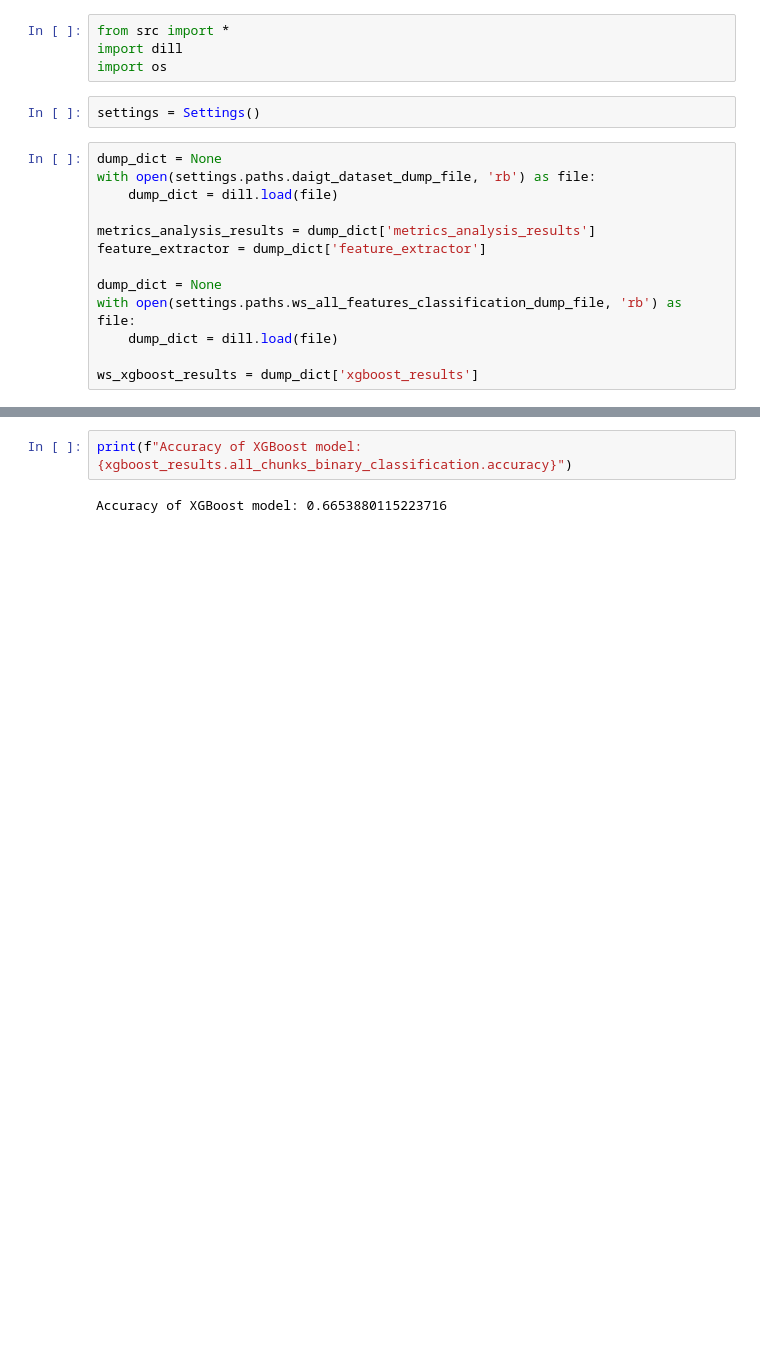
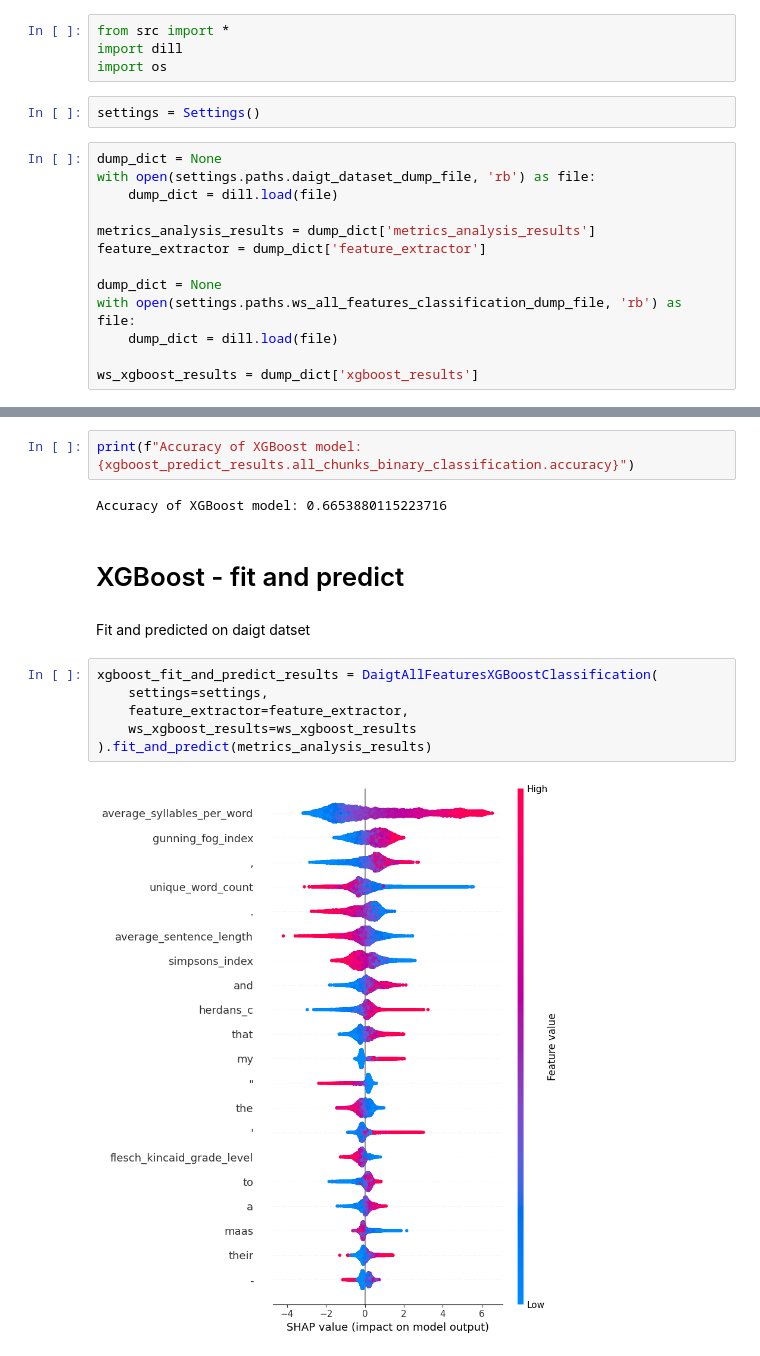
Before and after one commit to gingerjx/GenAIStyle, a Jupyter notebook: 8_daigt_all_features_classification.ipynb, the cells around one changed output, grey strips where cells are left out. Cells and saved outputs as stored; diff of their text form; blank space fills up the shorter version.

```diff
--- a/8_daigt_all_features_classification.ipynb
+++ b/8_daigt_all_features_classification.ipynb
@@ -30,4 +32,16 @@ xgboost_results = DaigtAllFeaturesXGBoostClassification(
 # %%
-print(f"Accuracy of XGBoost model: {xgboost_results.all_chunks_binary_classification.accuracy}")
+print(f"Accuracy of XGBoost model: {xgboost_predict_results.all_chunks_binary_classification.accuracy}")
 # %% [output]
 Accuracy of XGBoost model: 0.6653880115223716
+# %% [markdown]
+# XGBoost - fit and predict
+# %% [markdown]
+Fit and predicted on daigt datset
+# %%
+xgboost_fit_and_predict_results = DaigtAllFeaturesXGBoostClassification(
+    settings=settings,
+    feature_extractor=feature_extractor,
+    ws_xgboost_results=ws_xgboost_results
+).fit_and_predict(metrics_analysis_results)
+# %% [output]
+[figure, added]
```
Also changed, not shown: parts of 4 cells of this notebook, 4 other files.
